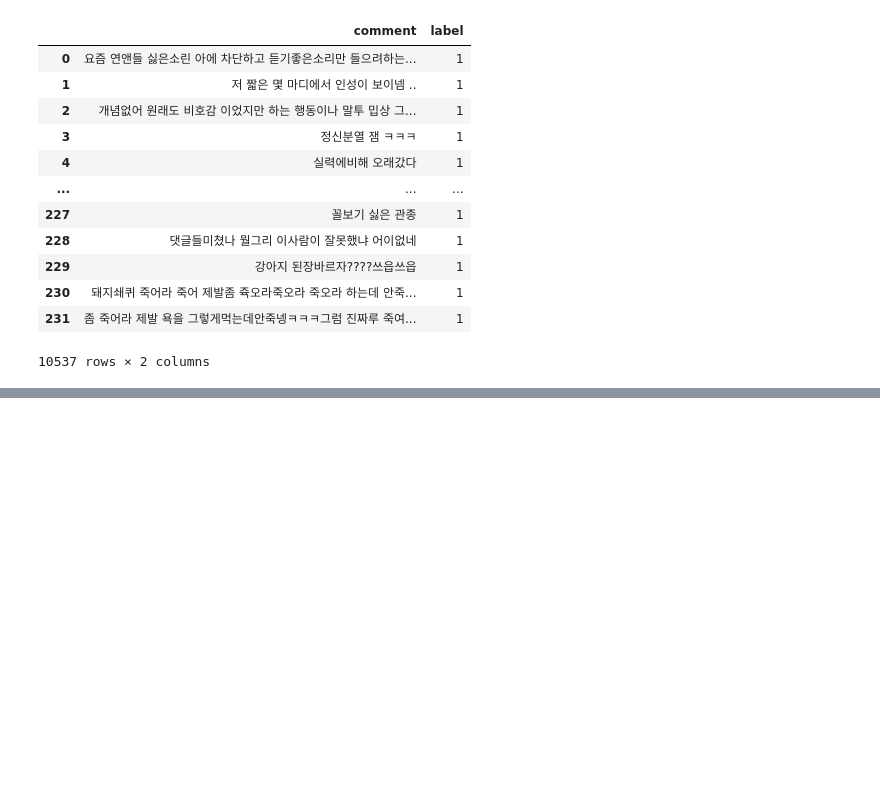
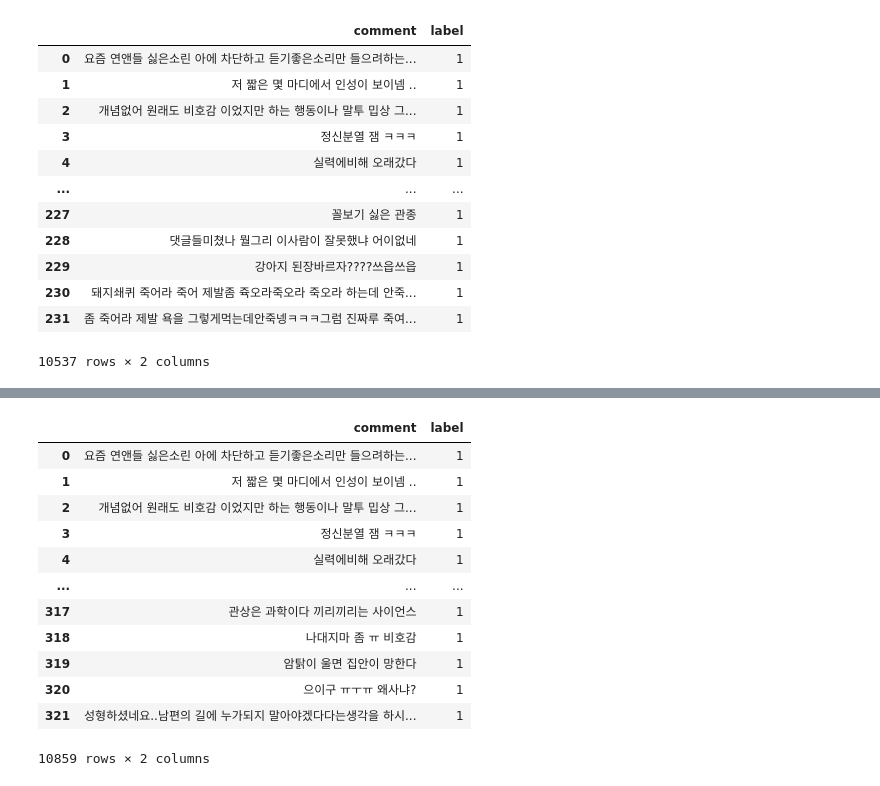
Before and after one commit to sooyeon-go/grad_project, a Jupyter notebook: comment_crawling_r/comment2_csv.ipynb, the cells around one changed output, grey strips where cells are left out. Cells and saved outputs as stored; diff of their text form; code cells hidden in the pictures; blank space fills up the shorter version.

```diff
--- a/comment_crawling_r/comment2_csv.ipynb
+++ b/comment_crawling_r/comment2_csv.ipynb
@@ -311,0 +353,17 @@ fi3
+# %%
+fi4 = fi3.append(dic5)
+fi4
+# %% [output]
+|  | comment | label |
+| 0 | 요즘 연앤들 싫은소린 아에 차단하고 듣기좋은소리만 들으려하는... | 1 |
+| 1 | 저 짧은 몇 마디에서 인성이 보이넴 .. | 1 |
+| 2 | 개념없어 원래도 비호감 이었지만 하는 행동이나 말투 밉상 그... | 1 |
+| 3 | 정신분열 잼 ㅋㅋㅋ | 1 |
+| 4 | 실력에비해 오래갔다 | 1 |
+| ... | ... | ... |
+| 317 | 관상은 과학이다 끼리끼리는 사이언스 | 1 |
+| 318 | 나대지마 좀 ㅠ 비호감 | 1 |
+| 319 | 암탉이 울면 집안이 망한다 | 1 |
+| 320 | 으이구 ㅠㅜㅠ 왜사냐? | 1 |
+| 321 | 성형하셨네요..남편의 길에 누가되지 말아야겠다다는생각을 하시... | 1 |
+10859 rows × 2 columns
```
Also changed, not shown: parts of 2 cells of this notebook.
